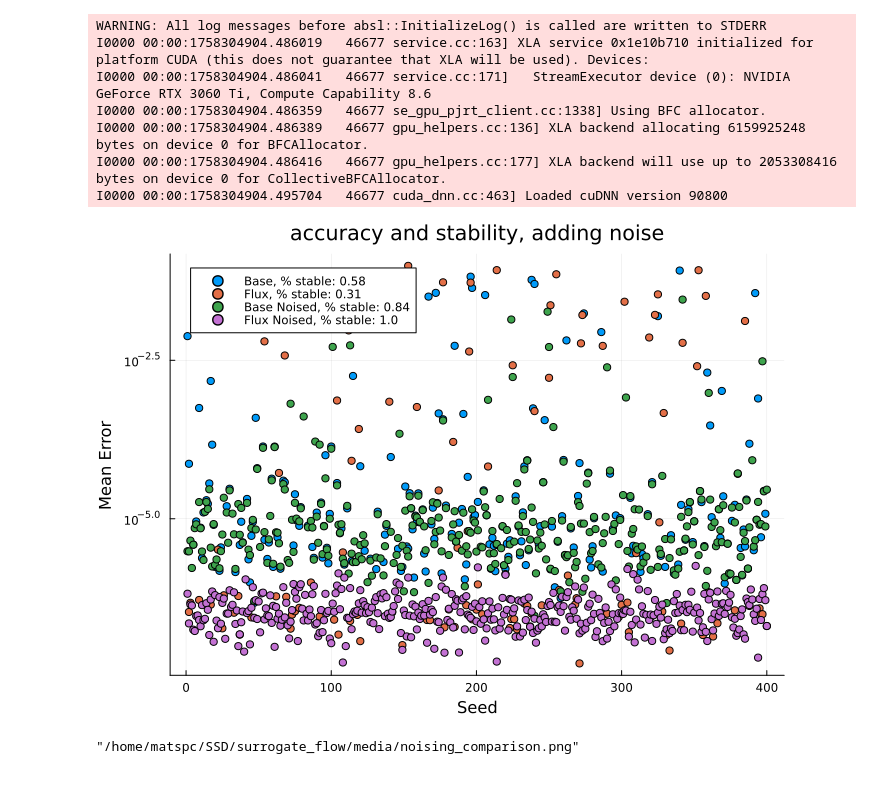
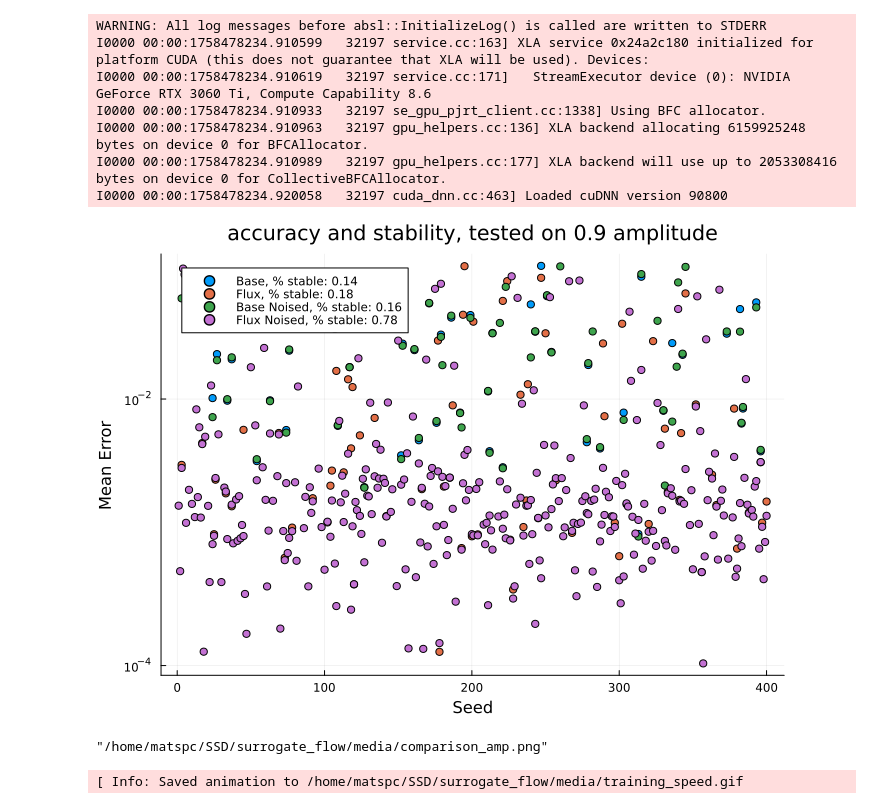
Before and after one commit to mlenes/surrogate_flow, a Jupyter notebook: Analysis.ipynb, the cells around one changed output. Drawn from its saved outputs; the diff is of its cells as text; code cells hidden in the pictures.

Commit message:
Some more testing and graphs

```diff
--- a/Analysis.ipynb
+++ b/Analysis.ipynb
@@ -23,10 +23,9 @@ function get_total_error(testing_model, trainpath, truthpath, testpath, nseeds)
     total_errors = []
     # Settings
     epochs = 1000
-    batchsize = 40
+    batchsize = 150
     learning_rate = 0.005f0
 
-    seed = 3
     ad_backend = AutoEnzyme()
 
     n_in = 1
@@ -126,49 +125,48 @@ end;
 nseeds=400
 cutoff=0.1
 
-trainpath="data/burgers1d_periodicBase.jld2"
-truthpath="data/burgers1d_periodicBase.jld2"
-testpath="data/burgers1d_periodicBase.jld2"
-
-total_errors_base = get_total_error(BaseModel, trainpath, truthpath, testpath, nseeds)
-total_errors_flux = get_total_error(FluxModel, trainpath, truthpath, testpath, nseeds)
-
+trainpathBase="data/burgers1d_periodicBase.jld2"
 trainpathNoised="data/burgers1d_periodicNoised.jld2"
 
-total_errors_base_noised = get_total_error(BaseModel, trainpathNoised, truthpath, testpath, nseeds)
-total_errors_flux_noised = get_total_error(FluxModel, trainpathNoised, truthpath, testpath, nseeds);
+truthpath="data/burgers1d_periodicBase.jld2"
+testpath="data/burgers1d_periodicAmp.jld2"
+
+total_errors_Base_Base = get_total_error(BaseModel, trainpathBase, truthpath, testpath, nseeds)
+total_errors_Base_Noised = get_total_error(BaseModel, trainpathNoised, truthpath, testpath, nseeds)
+total_errors_Flux_Base = get_total_error(FluxModel, trainpathBase, truthpath, testpath, nseeds)
+total_errors_Flux_Noised = get_total_error(FluxModel, trainpathNoised, truthpath, testpath, nseeds);
 # %% [output]
 WARNING: All log messages before absl::InitializeLog() is called are written to STDERR
-I0000 00:00:1758304904.486019   46677 service.cc:163] XLA service 0x1e10b710 initialized for platform CUDA (this does not guarantee that XLA will be used). Devices:
-I0000 00:00:1758304904.486041   46677 service.cc:171]   StreamExecutor device (0): NVIDIA GeForce RTX 3060 Ti, Compute Capability 8.6
-I0000 00:00:1758304904.486359   46677 se_gpu_pjrt_client.cc:1338] Using BFC allocator.
-I0000 00:00:1758304904.486389   46677 gpu_helpers.cc:136] XLA backend allocating 6159925248 bytes on device 0 for BFCAllocator.
-I0000 00:00:1758304904.486416   46677 gpu_helpers.cc:177] XLA backend will use up to 2053308416 bytes on device 0 for CollectiveBFCAllocator.
-I0000 00:00:1758304904.495704   46677 cuda_dnn.cc:463] Loaded cuDNN version 90800
+I0000 00:00:1758478234.910599   32197 service.cc:163] XLA service 0x24a2c180 initialized for platform CUDA (this does not guarantee that XLA will be used). Devices:
+I0000 00:00:1758478234.910619   32197 service.cc:171]   StreamExecutor device (0): NVIDIA GeForce RTX 3060 Ti, Compute Capability 8.6
+I0000 00:00:1758478234.910933   32197 se_gpu_pjrt_client.cc:1338] Using BFC allocator.
+I0000 00:00:1758478234.910963   32197 gpu_helpers.cc:136] XLA backend allocating 6159925248 bytes on device 0 for BFCAllocator.
+I0000 00:00:1758478234.910989   32197 gpu_helpers.cc:177] XLA backend will use up to 2053308416 bytes on device 0 for CollectiveBFCAllocator.
+I0000 00:00:1758478234.920058   32197 cuda_dnn.cc:463] Loaded cuDNN version 90800
 # %%
 function filter_stable!(total_errors, cutoff)
     n_stable = 0
     for i in 1:length(total_errors)
         if (abs(total_errors[i]) < cutoff)
             n_stable += 1
         else
             total_errors[i] = NaN
         end
     end
     return n_stable
 end
-n_stable_base = filter_stable!(total_errors_base, cutoff)
-n_stable_flux = filter_stable!(total_errors_flux, cutoff)
-n_stable_base_noised = filter_stable!(total_errors_base_noised, cutoff)
-n_stable_flux_noised = filter_stable!(total_errors_flux_noised, cutoff)
+n_stable_Base_Base = filter_stable!(total_errors_Base_Base, cutoff)
+n_stable_Base_Noised = filter_stable!(total_errors_Base_Noised, cutoff)
+n_stable_Flux_Base = filter_stable!(total_errors_Flux_Base, cutoff)
+n_stable_Flux_Noised = filter_stable!(total_errors_Flux_Noised, cutoff)
 
-s = scatter(total_errors_base, xlabel="Seed", ylabel="Mean Error", label="Base, % stable: $(round(n_stable_base/nseeds,digits=2))", legend=:topleft, yscale=:log10, title="accuracy and stability, adding noise")
-scatter!(s, total_errors_flux, label=label="Flux, % stable: $(round(n_stable_flux/nseeds,digits=2))")
-scatter!(s, total_errors_base_noised, label=label="Base Noised, % stable: $(round(n_stable_base_noised/nseeds,digits=2))")
-scatter!(s, total_errors_flux_noised, label=label="Flux Noised, % stable: $(round(n_stable_flux_noised/nseeds,digits=2))")
+s = scatter(total_errors_Base_Base, xlabel="Seed", ylabel="Mean Error", label="Base, % stable: $(round(n_stable_Base_Base/nseeds,digits=2))", legend=:topleft, yscale=:log10, title="accuracy and stability, tested on 0.9 amplitude")
+scatter!(s, total_errors_Flux_Base, label=label="Flux, % stable: $(round(n_stable_Flux_Base/nseeds,digits=2))")
+scatter!(s, total_errors_Base_Noised, label=label="Base Noised, % stable: $(round(n_stable_Base_Noised/nseeds,digits=2))")
+scatter!(s, total_errors_Flux_Noised, label=label="Flux Noised, % stable: $(round(n_stable_Flux_Noised/nseeds,digits=2))")
 fig = scatter(s, size=(700,500))
 display(fig)
-savefig(fig, "media/noising_comparison.png")
+savefig(fig, "media/comparison_amp.png")
 # %% [output]
-[figure, old version]
+[figure, new version]
-"/home/matspc/SSD/surrogate_flow/media/noising_comparison.png"
+"/home/matspc/SSD/surrogate_flow/media/comparison_amp.png"
@@ -174,0 +294,11 @@ savefig(fig, "media/noising_comparison.png")
+# %%
+begin
+    anim = @animate for i in 1:500
+        p = plot(all_epoch_errors_base[i][2:end], yscale=:log10, ylim=(1e-9, 100), label="Base model", title="Epoch: $(i)", legend=:topleft)
+        plot!(p, all_epoch_errors_flux[i][2:end], label="Flux model", xlabel="t idx", ylabel="Mean error")
+        plot(p, size=(800,400))
+    end
+    gif(anim, "media/training_speed.gif", fps=10)
+end
+# %% [output]
+[ Info: Saved animation to /home/matspc/SSD/surrogate_flow/media/training_speed.gif
```
Also changed, not shown: parts of 2 cells of this notebook, 16 other files.
